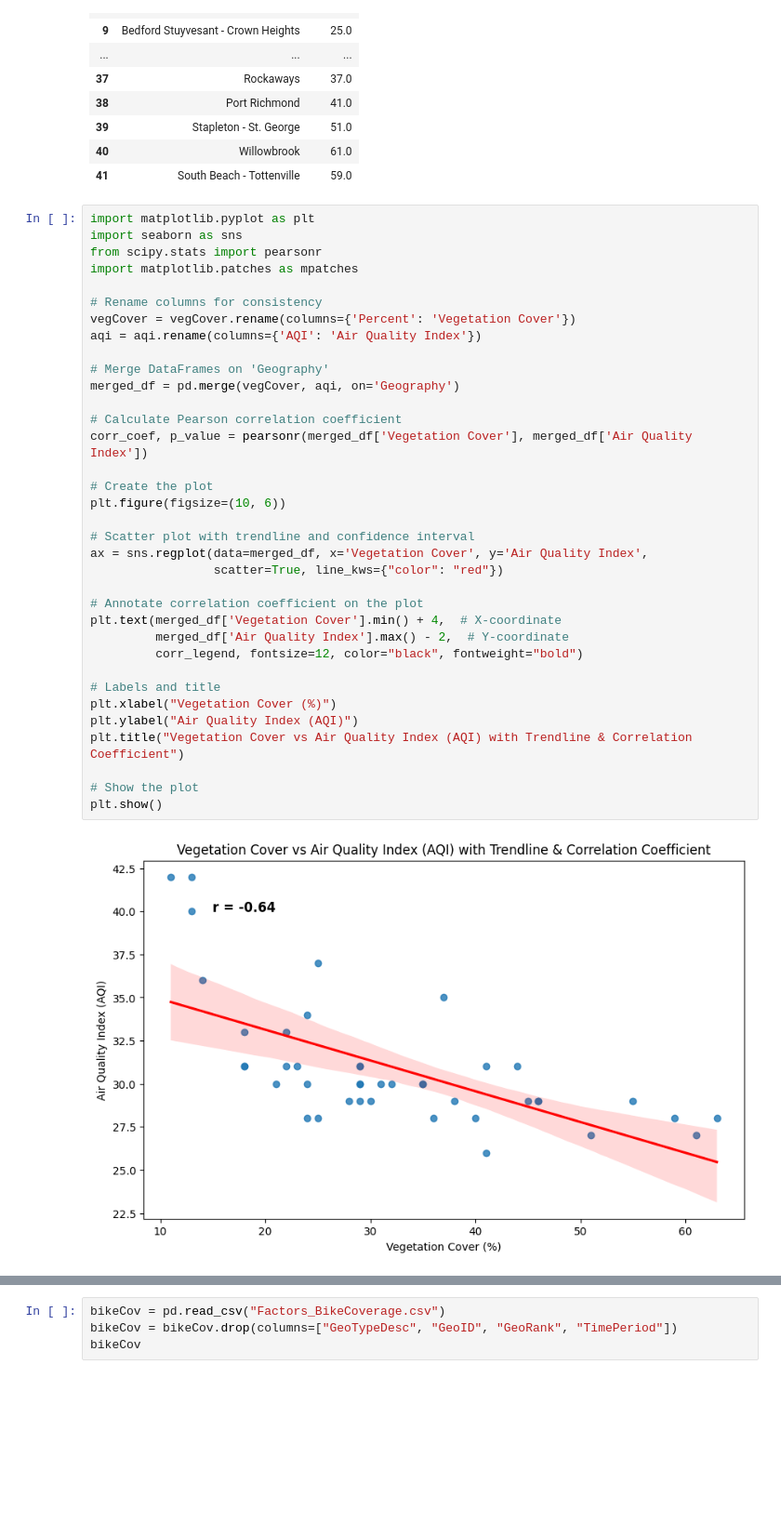
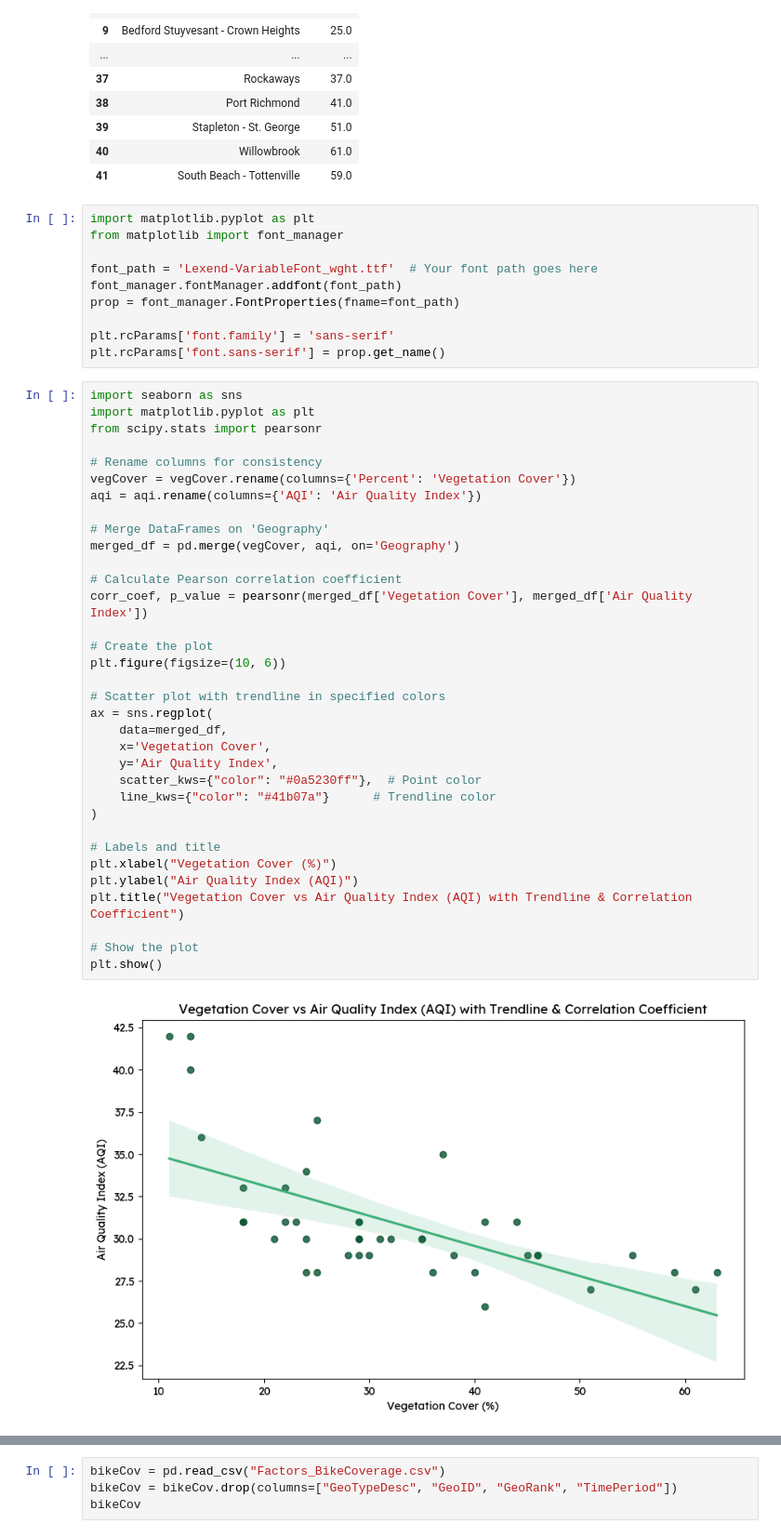
Before and after one commit to cynthiaWEpicCoder/fbla_data_analysis, a Jupyter notebook: Factor_Analysis.ipynb, the cells around one changed output, grey strips where cells are left out. Shown at 93% size. Drawn from its saved outputs; the diff is of its cells as text; blank space fills up the shorter version.

```diff
--- a/Factor_Analysis.ipynb
+++ b/Factor_Analysis.ipynb
@@ -43,40 +43,49 @@ vegCover
 | 39 | Stapleton - St. George | 51.0 |
 | 40 | Willowbrook | 61.0 |
 | 41 | South Beach - Tottenville | 59.0 |
+# %%
+import matplotlib.pyplot as plt
+from matplotlib import font_manager
+
+font_path = 'Lexend-VariableFont_wght.ttf'  # Your font path goes here
+font_manager.fontManager.addfont(font_path)
+prop = font_manager.FontProperties(fname=font_path)
+
+plt.rcParams['font.family'] = 'sans-serif'
+plt.rcParams['font.sans-serif'] = prop.get_name()
 # %%
+import seaborn as sns
 import matplotlib.pyplot as plt
-import seaborn as sns
 from scipy.stats import pearsonr
-import matplotlib.patches as mpatches
 
 # Rename columns for consistency
 vegCover = vegCover.rename(columns={'Percent': 'Vegetation Cover'})
 aqi = aqi.rename(columns={'AQI': 'Air Quality Index'})
 
 # Merge DataFrames on 'Geography'
 merged_df = pd.merge(vegCover, aqi, on='Geography')
 
 # Calculate Pearson correlation coefficient
 corr_coef, p_value = pearsonr(merged_df['Vegetation Cover'], merged_df['Air Quality Index'])
 
 # Create the plot
 plt.figure(figsize=(10, 6))
 
-# Scatter plot with trendline and confidence interval
-ax = sns.regplot(data=merged_df, x='Vegetation Cover', y='Air Quality Index',
-                 scatter=True, line_kws={"color": "red"})
-
-# Annotate correlation coefficient on the plot
-plt.text(merged_df['Vegetation Cover'].min() + 4,  # X-coordinate
-         merged_df['Air Quality Index'].max() - 2,  # Y-coordinate
-         corr_legend, fontsize=12, color="black", fontweight="bold")
+# Scatter plot with trendline in specified colors
+ax = sns.regplot(
+    data=merged_df,
+    x='Vegetation Cover',
+    y='Air Quality Index',
+    scatter_kws={"color": "#0a5230ff"},  # Point color
+    line_kws={"color": "#41b07a"}      # Trendline color
+)
 
 # Labels and title
 plt.xlabel("Vegetation Cover (%)")
 plt.ylabel("Air Quality Index (AQI)")
 plt.title("Vegetation Cover vs Air Quality Index (AQI) with Trendline & Correlation Coefficient")
 
 # Show the plot
 plt.show()
 # %% [output]
-[figure, old version]
+[figure, new version]
```
Also changed, not shown: parts of 3 cells of this notebook, 2 other files.
